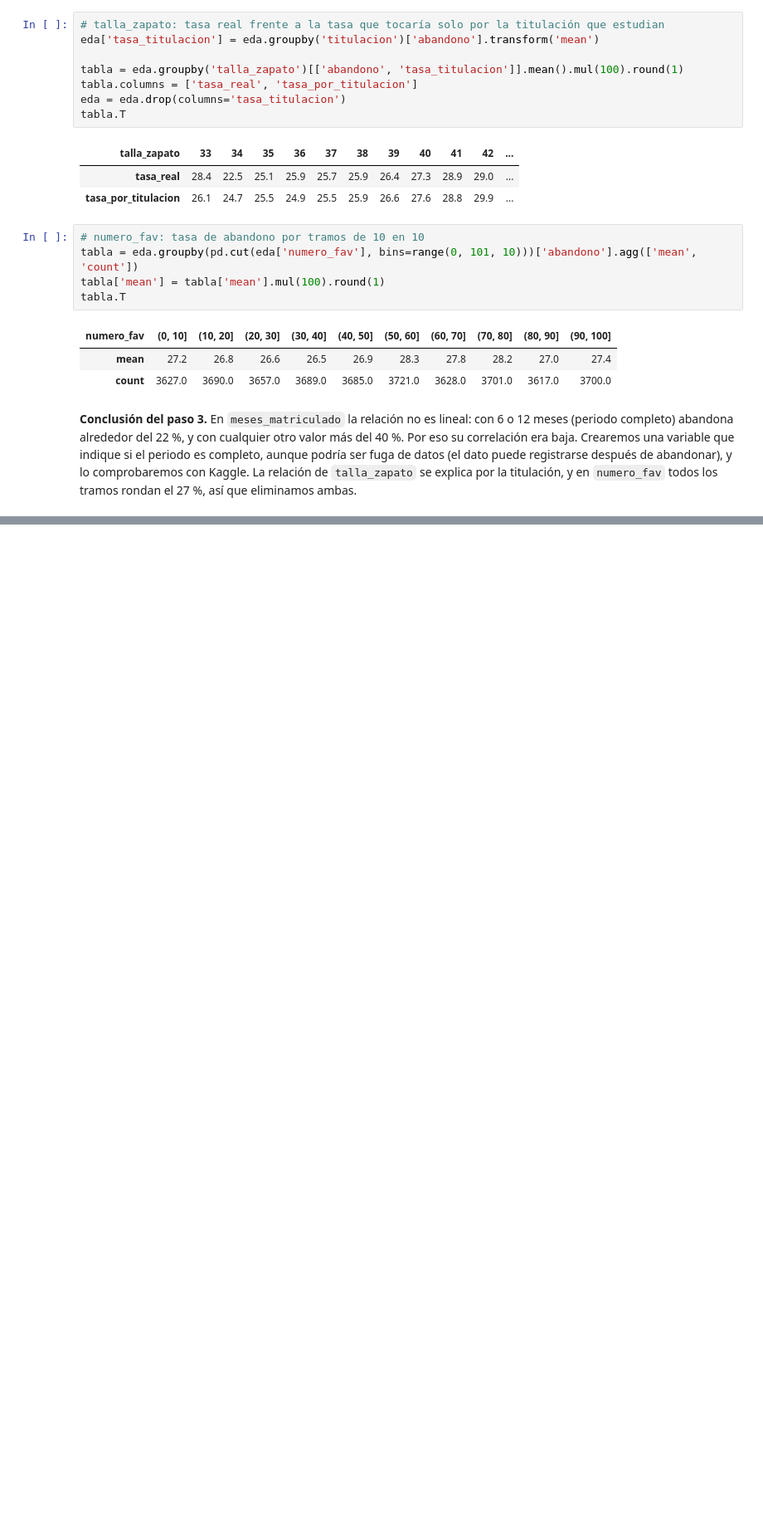
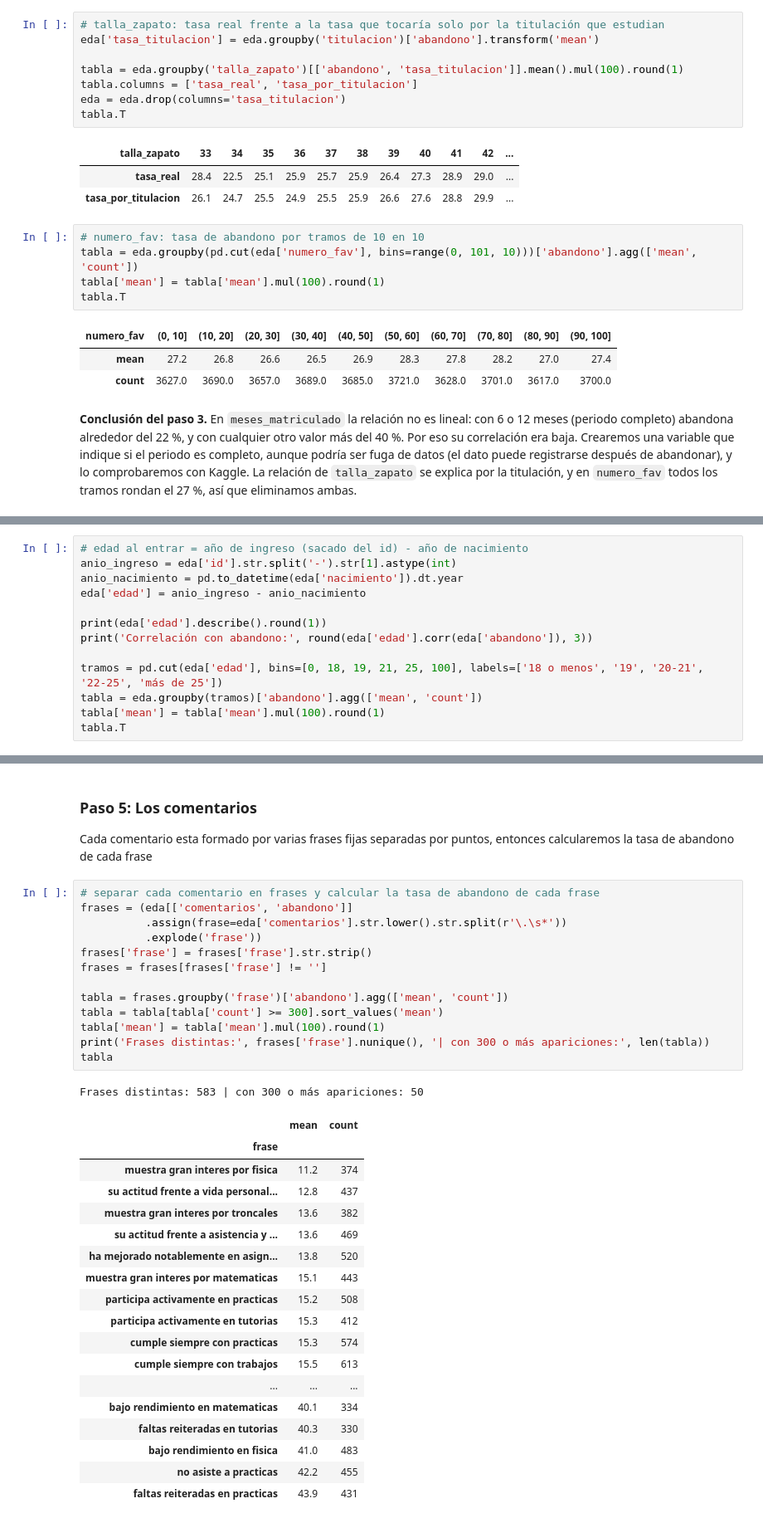
Before and after one commit to alfquito0206/data-mining-2026, a Jupyter notebook: practica-01/Práctica 1 - Análisis, procesamiento y validación .ipynb, the cells around one changed output, grey strips where cells are left out. Shown at 83% size. Saved outputs shown, nothing was run; the diff lists cells and outputs as text; blank space fills up the shorter version.

```diff
--- a/practica-01/Práctica 1 - Análisis, procesamiento y validación .ipynb
+++ b/practica-01/Práctica 1 - Análisis, procesamiento y validación .ipynb
@@ -1500,0 +1505,13 @@ tabla.T
+# %%
+# edad al entrar = año de ingreso (sacado del id) - año de nacimiento
+anio_ingreso = eda['id'].str.split('-').str[1].astype(int)
+anio_nacimiento = pd.to_datetime(eda['nacimiento']).dt.year
+eda['edad'] = anio_ingreso - anio_nacimiento
+
+print(eda['edad'].describe().round(1))
+print('Correlación con abandono:', round(eda['edad'].corr(eda['abandono']), 3))
+
+tramos = pd.cut(eda['edad'], bins=[0, 18, 19, 21, 25, 100], labels=['18 o menos', '19', '20-21', '22-25', 'más de 25'])
+tabla = eda.groupby(tramos)['abandono'].agg(['mean', 'count'])
+tabla['mean'] = tabla['mean'].mul(100).round(1)
+tabla.T
@@ -1500,0 +1539,37 @@ tabla.T
+# %% [markdown]
+### Paso 5: Los comentarios
+
+Cada comentario esta formado por varias frases fijas separadas por puntos, entonces calcularemos la tasa de abandono de cada frase
+# %%
+# separar cada comentario en frases y calcular la tasa de abandono de cada frase
+frases = (eda[['comentarios', 'abandono']]
+          .assign(frase=eda['comentarios'].str.lower().str.split(r'\.\s*'))
+          .explode('frase'))
+frases['frase'] = frases['frase'].str.strip()
+frases = frases[frases['frase'] != '']
+
+tabla = frases.groupby('frase')['abandono'].agg(['mean', 'count'])
+tabla = tabla[tabla['count'] >= 300].sort_values('mean')
+tabla['mean'] = tabla['mean'].mul(100).round(1)
+print('Frases distintas:', frases['frase'].nunique(), '| con 300 o más apariciones:', len(tabla))
+tabla
+# %% [output]
+Frases distintas: 583 | con 300 o más apariciones: 50
+|  | mean | count |
+| frase |  |  |
+| muestra gran interes por fisica | 11.2 | 374 |
+| su actitud frente a vida personal... | 12.8 | 437 |
+| muestra gran interes por troncales | 13.6 | 382 |
+| su actitud frente a asistencia y ... | 13.6 | 469 |
+| ha mejorado notablemente en asign... | 13.8 | 520 |
+| muestra gran interes por matematicas | 15.1 | 443 |
+| participa activamente en practicas | 15.2 | 508 |
+| participa activamente en tutorias | 15.3 | 412 |
+| cumple siempre con practicas | 15.3 | 574 |
+| cumple siempre con trabajos | 15.5 | 613 |
+| ... | ... | ... |
+| bajo rendimiento en matematicas | 40.1 | 334 |
+| faltas reiteradas en tutorias | 40.3 | 330 |
+| bajo rendimiento en fisica | 41.0 | 483 |
+| no asiste a practicas | 42.2 | 455 |
+| faltas reiteradas en practicas | 43.9 | 431 |
```
Also changed, not shown: parts of 5 cells of this notebook.
